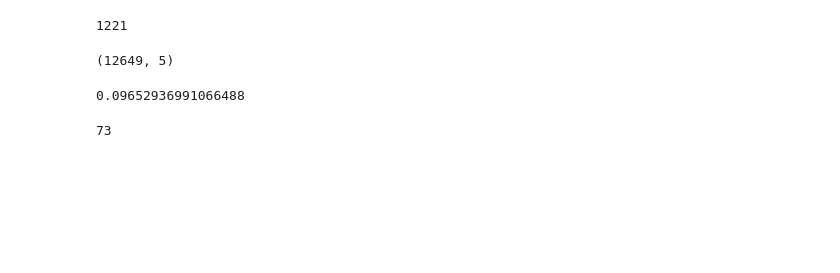
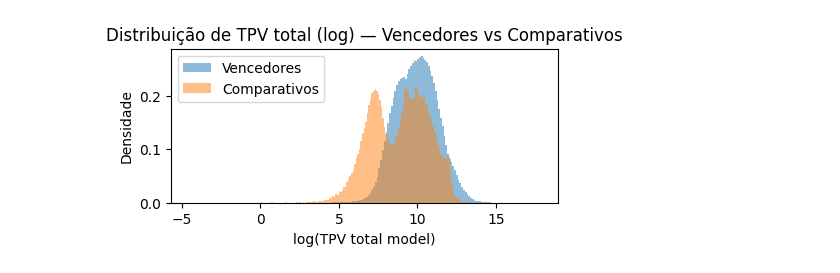
Before and after one commit to guilhermefigueira-dev/projeto_vencedores, a Jupyter notebook: analise_projeto_vencedores.ipynb, the cells around one changed output. Cells and saved outputs as stored; diff of their text form; code cells hidden in the pictures; blank space fills up the shorter version.

Commit message:
atualizando os códigos do projeto vencedores

```diff
--- a/analise_projeto_vencedores.ipynb
+++ b/analise_projeto_vencedores.ipynb
@@ -92,16 +93,29 @@ df_kgiro_loc[df_kgiro_loc['check_var_pct_valorTomadoKGiro'] == 1]['RootDocumentN
-# %%
-base_over30mob3[(base_over30mob3['RootDocumentNumber'].isin(doc_analise))&(base_over30mob3['ReferenceDate'].dt.date == datetime.date(2025,3,1))]['IsOver30'].sum()
-# %% [output]
-1221
-# %%
-    base_over30mob3[(base_over30mob3['RootDocumentNumber'].isin(doc_analise))&(base_over30mob3['ReferenceDate'].dt.date == datetime.date(2025,3,1))].shape
-# %% [output]
-(12649, 5)
-# %%
-1221/12649
-# %% [output]
-0.09652936991066488
-# %%
-base_vencedores['grupo_cnae_fiscal_principal'].nunique()
-# %% [output]
-73
+# %%
+base_vencedores = pd.read_csv('base_winners_80_20_perdedores.csv')
+base_comp = pd.read_csv('base_losers_80_20_perdedores.csv')
+
+base_vencedores['RootDocumentNumber'] = base_vencedores['document'].astype(str).str[:8].astype(int)
+base_comp['RootDocumentNumber'] = base_comp['document'].astype(str).str[:8].astype(int)
+
+base_vencedores_ativos_30d = base_vencedores[(base_vencedores['ativo_30d_stone'] == 1)|(base_vencedores['ativo_30d_ton'] == 1)]
+base_comp_ativos_30d = base_comp[(base_comp['ativo_30d_stone'] == 1)|(base_comp['ativo_30d_ton'] == 1)]
+# %%
+plt.figure(figsize=(5,2))
+
+plt.hist(
+    np.log(base_vencedores[base_vencedores['tpv_total_model'] > 0]['tpv_total_model']),
+    bins=200, alpha=0.5, density=True, label='Vencedores'
+)
+
+plt.hist(
+    np.log(base_comp[base_comp['tpv_total_model'] > 0]['tpv_total_model']),
+    bins=200, alpha=0.5, density=True, label='Comparativos'
+)
+
+plt.xlabel('log(TPV total model)')
+plt.ylabel('Densidade')
+plt.title('Distribuição de TPV total (log) — Vencedores vs Comparativos')
+plt.legend()
+plt.show()
+# %% [output]
+[figure, added]
```
Also changed, not shown: parts of 50 cells of this notebook, 2 other files.
